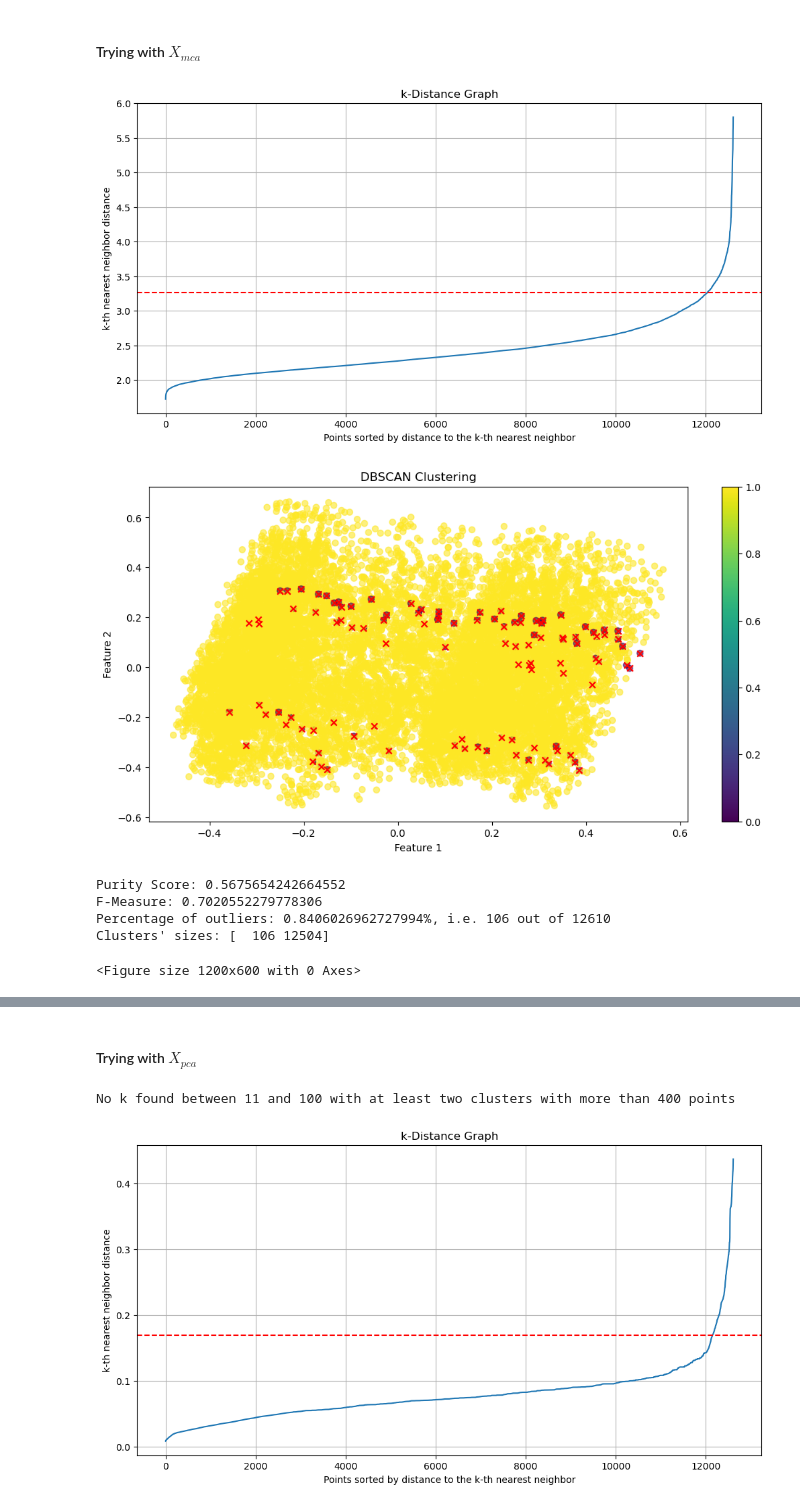
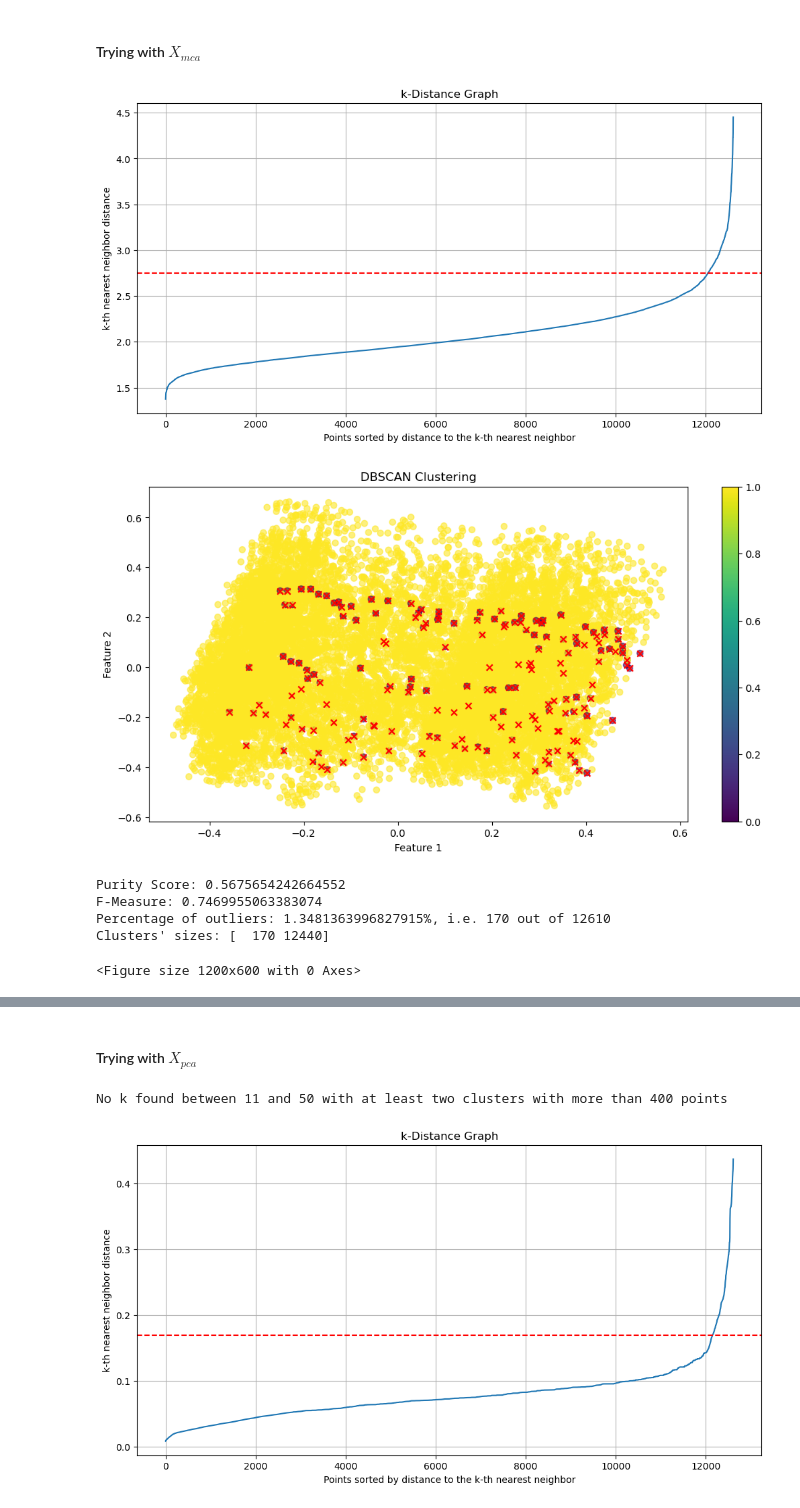
Before and after one commit to 07keyholder/MEDM_P2, a Jupyter notebook: c.ipynb, the cells around one changed output, grey strips where cells are left out. Drawn from its saved outputs; the diff is of its cells as text; code cells hidden in the pictures.

```diff
--- a/c.ipynb
+++ b/c.ipynb
@@ -643,23 +643,23 @@ Clusters' sizes: [    9 12601]
 # %%
 # performing the clustering on the MCA-transformed data instead
 # first, the k-distance plot
 X_used = X_mca
-k = 100 # minPts, should be min n_features + 1, usually 2 * n_features
+k = 30 # minPts, should be min n_features + 1, usually 2 * n_features
 distance_metric = 'manhattan' # euclidean, manhattan
 eps_heuristicQ = True
 eps_value = get_k_dist_plot(X_used, gower_matrix, k, distance_metric, eps_heuristicQ)
 #eps_value = 8
 # second, the DBSCAN clustering
 clusters = get_DBSCAN(X_used, X_mca, gower_matrix, k, eps_value, distance_metric, with_noise_Q=True, plotsQ=True, resultsQ=True, clustersQ=True)
 # third, printing the results
 #print_results(clusters)
 # fourth, analyzing the class split on each cluster
 plot_cluster_class_distribution(clusters, y, points_for_show=100, var_heightQ=False)
 # %% [output]
-[figure, old version]
+[figure, new version]
-[figure, old version]
+[figure, new version]
 Purity Score: 0.5675654242664552
-F-Measure: 0.7020552279778306
-Percentage of outliers: 0.8406026962727994%, i.e. 106 out of 12610
-Clusters' sizes: [  106 12504]
+F-Measure: 0.7469955063383074
+Percentage of outliers: 1.3481363996827915%, i.e. 170 out of 12610
+Clusters' sizes: [  170 12440]
 <Figure size 1200x600 with 0 Axes>
@@ -669,14 +669,15 @@ Clusters' sizes: [  106 12504]
 # %%
 # searching for k values that lead to at least two clusters with more than 400 points
 X_used = X_pca
-distance_metric = 'euclidean' # euclidean, manhattan
+distance_metric = 'manhattan' # euclidean, manhattan
 # loop
 k_min = 11
-k_max = 100
+k_max = 50
+k_step = 1
 how_many_found = 0
-for k in range(k_min, k_max):
+for k in range(k_min, k_max, k_step):
     eps_value = get_k_dist_plot(X_used, gower_matrix, k, distance_metric, eps_heuristicQ=True, plotQ=False)
-    clusters = get_DBSCAN(X_used, X_mca, gower_matrix, k, eps_value, distance_metric, with_noise_Q=False, plotsQ=False, resultsQ=False, clustersQ=True)
+    clusters = get_DBSCAN(X_used, X_pca, gower_matrix, k, eps_value, distance_metric, with_noise_Q=False, plotsQ=False, resultsQ=False, clustersQ=True)
     # checking whether there are at least two clusters with more than 400 points
     if np.count_nonzero(np.unique(clusters, return_counts=True)[1] >= 400) >= 2:
         print(f"Found k={k} with at least two clusters with more than 400 points")
@@ -686,7 +687,7 @@ for k in range(k_min, k_max):
 if how_many_found == 0:
     print(f"No k found between {k_min} and {k_max} with at least two clusters with more than 400 points")
 # %% [output]
-No k found between 11 and 100 with at least two clusters with more than 400 points
+No k found between 11 and 50 with at least two clusters with more than 400 points
 # %%
 # performing the clustering on the PCA-transformed data instead
 # first, the k-distance plot
```
Also changed, not shown: parts of 1 cell of this notebook.
